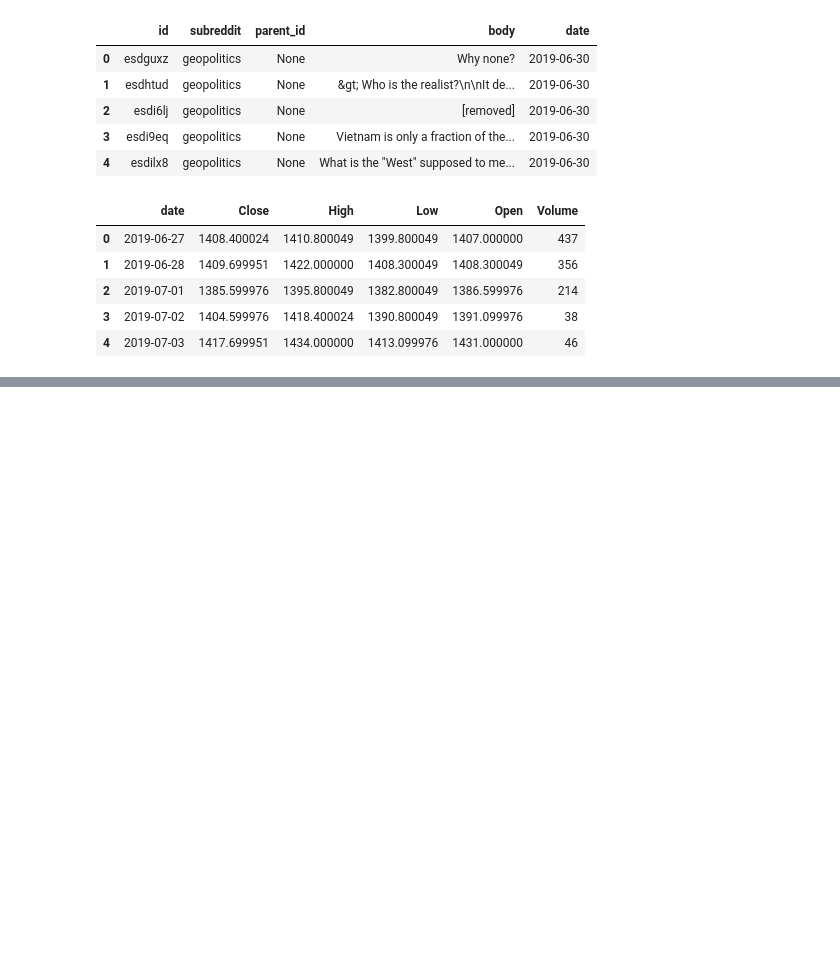
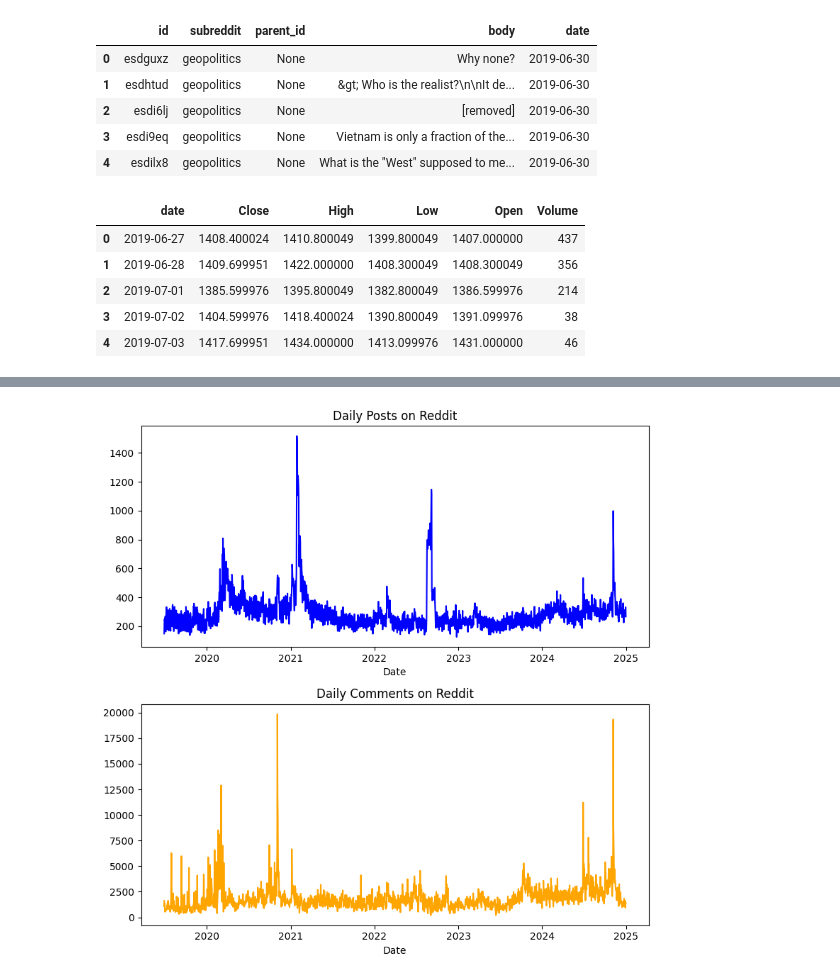
Before and after one commit to anshxl/golden-spikes, a Jupyter notebook: notebooks/eda.ipynb, the cells around one changed output, grey strips where cells are left out. Saved outputs shown, nothing was run; the diff lists cells and outputs as text; code cells hidden in the pictures; blank space fills up the shorter version.

```diff
--- a/notebooks/eda.ipynb
+++ b/notebooks/eda.ipynb
@@ -38,0 +70,17 @@ gold.head()
+# %%
+daily_posts    = posts_df.groupby("date").size()
+daily_comments = comments_df.groupby("date").size()
+
+plt.figure(figsize=(8, 8))
+plt.subplot(2, 1, 1)
+plt.plot(daily_posts, label="Posts", color='blue')
+plt.title("Daily Posts on Reddit")
+plt.xlabel("Date")
+
+plt.subplot(2, 1, 2)
+plt.plot(daily_comments, label="Comments", color='orange')
+plt.title("Daily Comments on Reddit")
+plt.xlabel("Date")
+plt.tight_layout()
+# %% [output]
+[figure, added]
```
Also changed, not shown: parts of 16 cells of this notebook, 2 other files.
